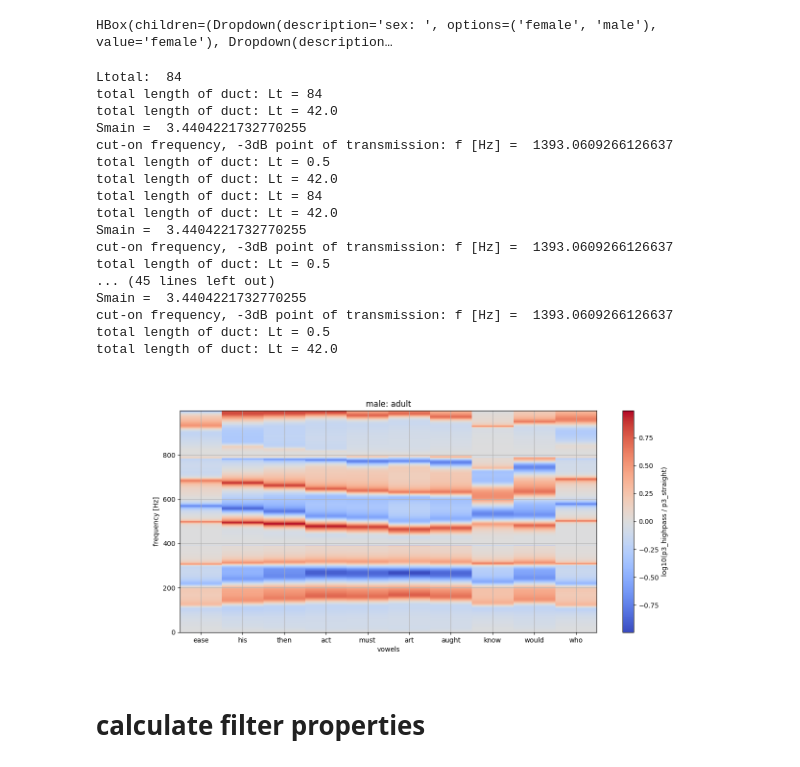
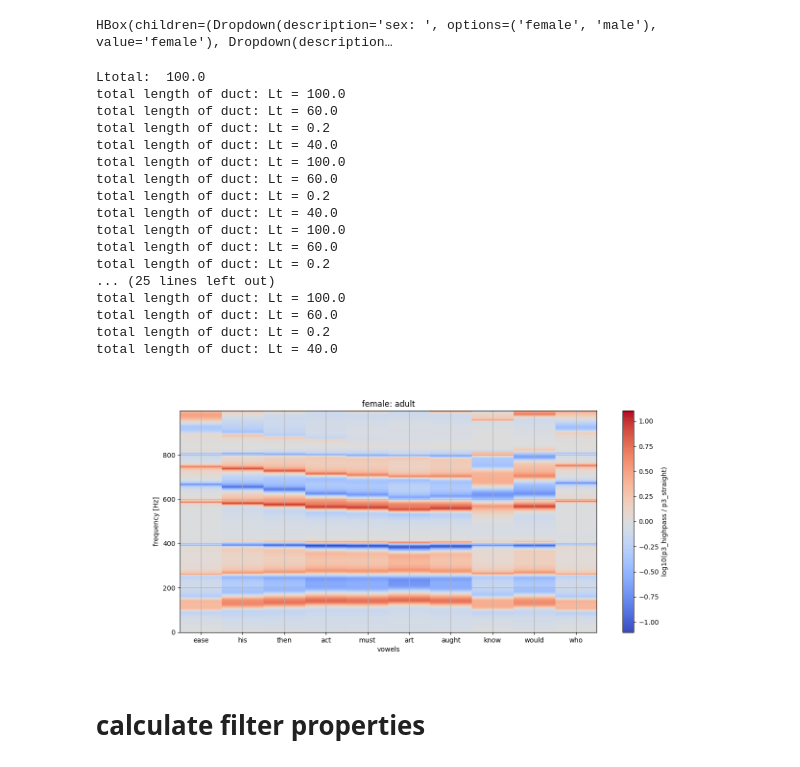
Before and after one commit to MammalianVoiceProduction/SOVTE, a Jupyter notebook: SOVTEs.ipynb, the cells around one changed output. Drawn from its saved outputs; the diff is of its cells as text; code cells hidden in the pictures.

```diff
--- a/SOVTEs.ipynb
+++ b/SOVTEs.ipynb
@@ -1204,7 +1218,8 @@ L1 = Ltotal / 2
 Dmain = Dthreequarterinch # Dhalfinch
 
 f_sparse, Z_highpass, R_highpass, T_highpass, K_highpass = highpassfilter(L1 = L1, L2 = Ltotal - L1, D1 = Dthreequarterinch, D2 = Dthreequarterinch,
-                                                                          Lsidebranch = 1.0, Dsidebranch = Dthreequarterinch / 2,
+                                                                          Lneck = 1.0, Dneck = Dthreequarterinch / 2,
+                                                                          sidebranchfingerhole = 'closed',
                                                                           Lcavity = cair / 4.0 / 200, Dcavity = Dthreequarterinch * 2,
                                                                           Aglottis = np.pi / 4.0 * Dmain**2,
                                                                           hardwall = True,
@@ -1375,13 +1391,21 @@ if 0:
                                                                    Aglottis = Aglottis, Kinitial = acoustics[sex][age][vowel]['K'])
 
 # high-pass filter
-if 1:
+if 0: # BROKEN
     f_sparse, Zin_total, R_total, T_total, K_total = highpassfilter(L1 = L1, L2 = Ltotal - L1, D1 = Dmain, D2 = Dmain,
                                                                     Lsidebranch = 0.5, # cair / 4.0 / 120, # 0.5,
                                                                     Dsidebranch = Dhalfinch * 0.5 * 2,
                                                                     hardwall = True, debug = True,
                                                                     maintermination = 'unflanged', sidebranchtermination = 'unflanged', # 'closed', # 'unflanged',
                                                                     Aglottis = Aglottis, Kinitial = acoustics[sex][age][vowel]['K'])
+if 1:
+    f_sparse, Zin_total, R_total, T_total, K_total = highpassfilter(L1 = L1, L2 = Ltotal - L1, D1 = Dmain, D2 = Dmain,
+                                                                              Lneck = 0.25, Dneck = Dhalfinch,
+                                                                              sidebranchfingerhole = 'closed',
+                                                                              Lcavity = 0.25, Dcavity = Dhalfinch,
+                                                                              hardwall = True, debug = True,
+                                                                              maintermination = 'unflanged', sidebranchtermination = 'unflanged',
+                                                                              Aglottis = Aglottis, Kinitial = acoustics[sex][age][vowel]['K'])
 
 Rpowertotal = np.abs(R_total)**2
 
@@ -1700,6 +1767,18 @@ from matplotlib import colors as mplcolors
 sex = sexselect.value
 age = ageselect.value
 vowel = vowelselect.value
+
+L1 = L1select.value
+L2 = L2select.value
+D1 = D1select.value
+D2 = D2select.value
+Lneck = Lneckselect.value
+Dneck = Dneckselect.value
+Lcavity = Lcavityselect.value
+Dcavity = Dcavityselect.value
+sidebranchtermination = SidebranchterminationSelect.value
+
+Ltotal = L1 + L2
 
 print("Ltotal: ", Ltotal)
 
@@ -1721,63 +1800,64 @@ if 1:
         Aglottis = vocaltracts[sex][age]['vowel'][v][0]
 
         if 1:
-            f_sparse, Z_tube, R_tube, T_tube, K_tube = input_impedance([np.pi / 4.0 * Dmain**2], Ltotal,
+            f_sparse, Z_tube, R_tube, T_tube, K_tube = input_impedance([np.pi / 4.0 * D1**2, np.pi / 4.0 * D2**2], [L1, L2],
                                                                        hardwall = True, mouthradiation = 'unflanged',
                                                                        Aglottis = Aglottis, Kinitial = acoustics[sex][age][v]['K'])
             Rtube.append(R_tube)
             # Rpower.append(np.abs(R_tube)**2)
         if 1:
-            f_sparse, Zin_total, R_total, T_total, K_total = highpassfilter(L1 = Lh1, L2 = Ltotal - Lh1, Lsidebranch = 0.5, # cair / 4.0 / 200, # 0.5,
-                                                                            Dmain = Dmain, Dsidebranch = Dsidebranch,
+            f_sparse, Zin_total, R_total, T_total, K_total = highpassfilter(L1 = L1, L2 = L2, D1 = D1, D2 = D2,
+                                                                            Lsidebranch = Lneck, Dsidebranch = Dneck,
+                                                                            Lcavity = Lcavity, Dcavity = Dcavity,
                                                                             hardwall = True, debug = False,
                                                                             maintermination = 'unflanged',
-                                                                            sidebranchtermination = 'unflanged', # 'closed', # 'unflanged',
+                                                                            sidebranchtermination = sidebranchtermination, # 'closed', # 'unflanged',
                                                                             Aglottis = Aglottis, Kinitial = acoustics[sex][age][v]['K'])
             Rtot.append(R_total)
             # Rpower.append(np.abs(R_total)**2)
 
     vowelRpower = axIm2.imshow(np.log10(np.abs(1 + np.array(Rtot)).T / np.abs(1 + np.array(Rtube)).T),
                                # np.log10(np.abs(1 + np.array(Rtot)).T / np.abs(1 + np.array([acoustics[sex][age][v]['R'] for v in acoustics[sex][age].keys()])).T),
                                aspect = 'auto', origin = 'lower', interpolation = 'nearest', norm = mplcolors.CenteredNorm(), cmap = 'coolwarm') # 'coolwarm') #'seismic')
 else:
     vowelRpower = axIm2.imshow(100 * np.abs(1 + np.array([acoustics[sex][age][v]['R'] for v in acoustics[sex][age].keys()])).T,
                                aspect = 'auto', origin = 'lower', interpolation = 'nearest')
 
 axIm2.grid(which = 'both')
 
 axIm2.set_xlabel('vowels')
 
 vowellabels = [v for v in acoustics[sex][age].keys()]
 axIm2.set_xticks(range(len(vowellabels)), labels = vowellabels)
 
 axIm2.set_ylabel('frequency [Hz]')
 
 plt.colorbar(mappable = vowelRpower, ax = axIm2, location = 'right', label = 'log10(p3_highpass / p3_straight)') # label = 'power reflection coefficient [percent]')
 
 axIm2.set_title(f"{sex}: {age}")
 
 figIm2.canvas.draw()
 
 display(figIm2.canvas)
 # %% [output]
-Ltotal:  84
-total length of duct: Lt = 84
-total length of duct: Lt = 42.0
-Smain =  3.4404221732770255
-cut-on frequency, -3dB point of transmission: f [Hz] =  1393.0609266126637
-total length of duct: Lt = 0.5
-total length of duct: Lt = 42.0
-total length of duct: Lt = 84
-total length of duct: Lt = 42.0
-Smain =  3.4404221732770255
-cut-on frequency, -3dB point of transmission: f [Hz] =  1393.0609266126637
-total length of duct: Lt = 0.5
-... (45 lines left out)
-Smain =  3.4404221732770255
-cut-on frequency, -3dB point of transmission: f [Hz] =  1393.0609266126637
-total length of duct: Lt = 0.5
-total length of duct: Lt = 42.0
+Ltotal:  100.0
+total length of duct: Lt = 100.0
+total length of duct: Lt = 60.0
+total length of duct: Lt = 0.2
+total length of duct: Lt = 40.0
+total length of duct: Lt = 100.0
+total length of duct: Lt = 60.0
+total length of duct: Lt = 0.2
+total length of duct: Lt = 40.0
+total length of duct: Lt = 100.0
+total length of duct: Lt = 60.0
+total length of duct: Lt = 0.2
+... (25 lines left out)
+total length of duct: Lt = 100.0
+total length of duct: Lt = 60.0
+total length of duct: Lt = 0.2
+total length of duct: Lt = 40.0
-[figure, old version]
+[figure, new version]
 # %% [markdown]
 # calculate filter properties
 # %% [markdown]
```
Also changed, not shown: parts of 11 cells of this notebook.
